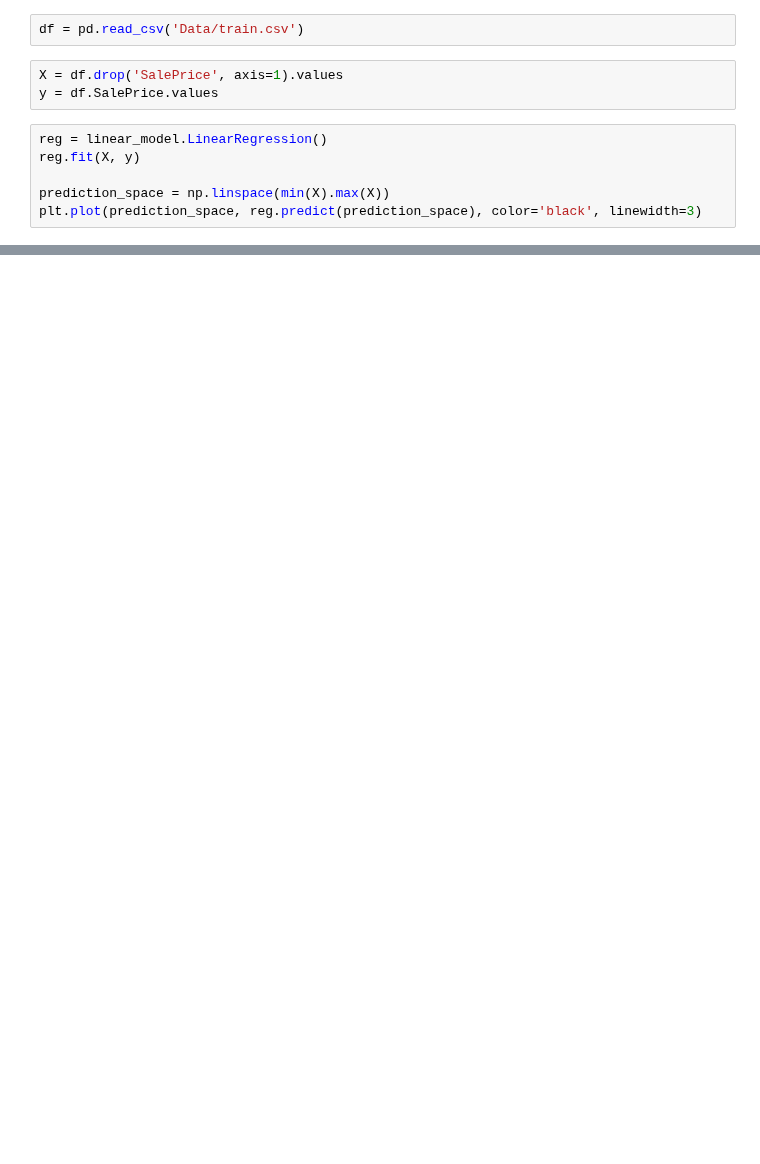
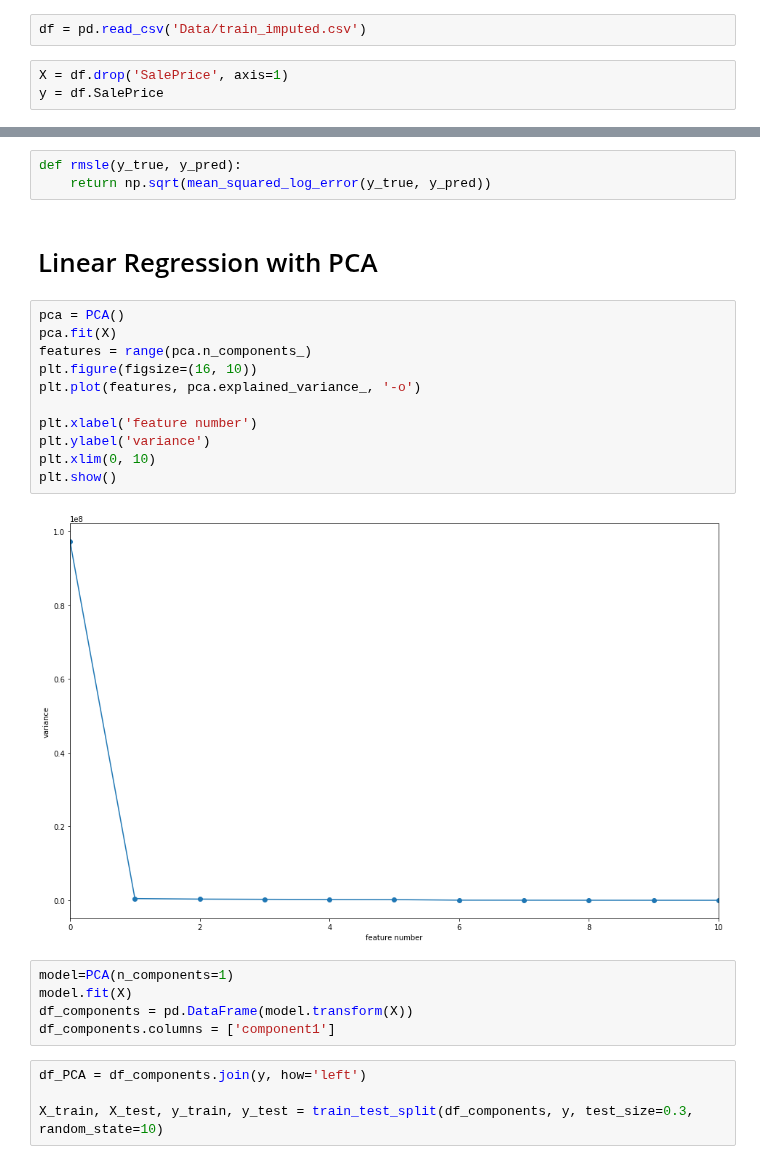
Before and after one commit to kellywong1314/Analytics-and-Machine-Learning, a Jupyter notebook: Capstone 2 - Advanced Regression to Predict Housing Prices/Regression.ipynb, the cells around one changed output, grey strips where cells are left out. Saved outputs shown, nothing was run; the diff lists cells and outputs as text; blank space fills up the shorter version.

Commit message:
several regression models for sale price.

```diff
--- a/Capstone 2 - Advanced Regression to Predict Housing Prices/Regression.ipynb
+++ b/Capstone 2 - Advanced Regression to Predict Housing Prices/Regression.ipynb
@@ -6,11 +26,5 @@ from sklearn import linear_model
 # %%
-df = pd.read_csv('Data/train.csv')
+df = pd.read_csv('Data/train_imputed.csv')
 # %%
-X = df.drop('SalePrice', axis=1).values
-y = df.SalePrice.values
+X = df.drop('SalePrice', axis=1)
+y = df.SalePrice
-# %%
-reg = linear_model.LinearRegression()
-reg.fit(X, y)
-
-prediction_space = np.linspace(min(X).max(X))
-plt.plot(prediction_space, reg.predict(prediction_space), color='black', linewidth=3)
@@ -18,0 +41,27 @@ ValueError: could not convert string to float: 'Normal'
+# %%
+def rmsle(y_true, y_pred):
+    return np.sqrt(mean_squared_log_error(y_true, y_pred))
+# %% [markdown]
+# Linear Regression with PCA
+# %%
+pca = PCA()
+pca.fit(X)
+features = range(pca.n_components_)
+plt.figure(figsize=(16, 10))
+plt.plot(features, pca.explained_variance_, '-o')
+
+plt.xlabel('feature number')
+plt.ylabel('variance')
+plt.xlim(0, 10)
+plt.show()
+# %% [output]
+[figure, added]
+# %%
+model=PCA(n_components=1)
+model.fit(X)
+df_components = pd.DataFrame(model.transform(X))
+df_components.columns = ['component1']
+# %%
+df_PCA = df_components.join(y, how='left')
+
+X_train, X_test, y_train, y_test = train_test_split(df_components, y, test_size=0.3, random_state=10)
```
Also changed, not shown: parts of 38 cells of this notebook.
